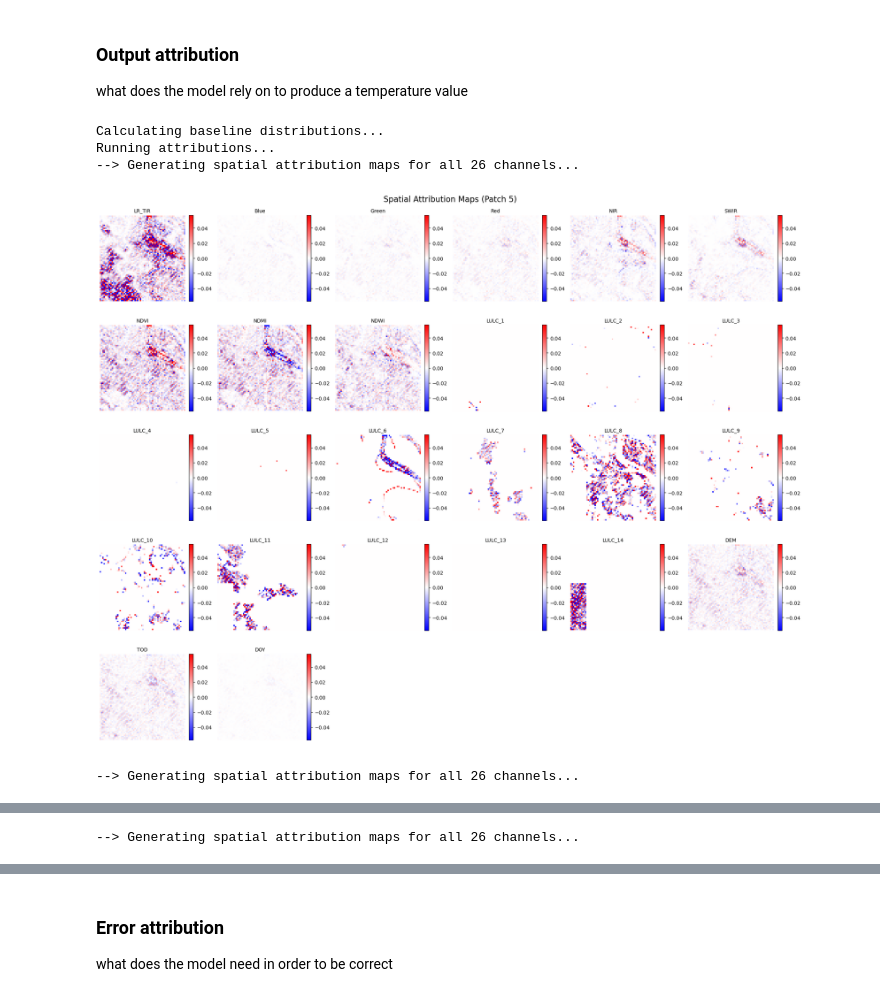
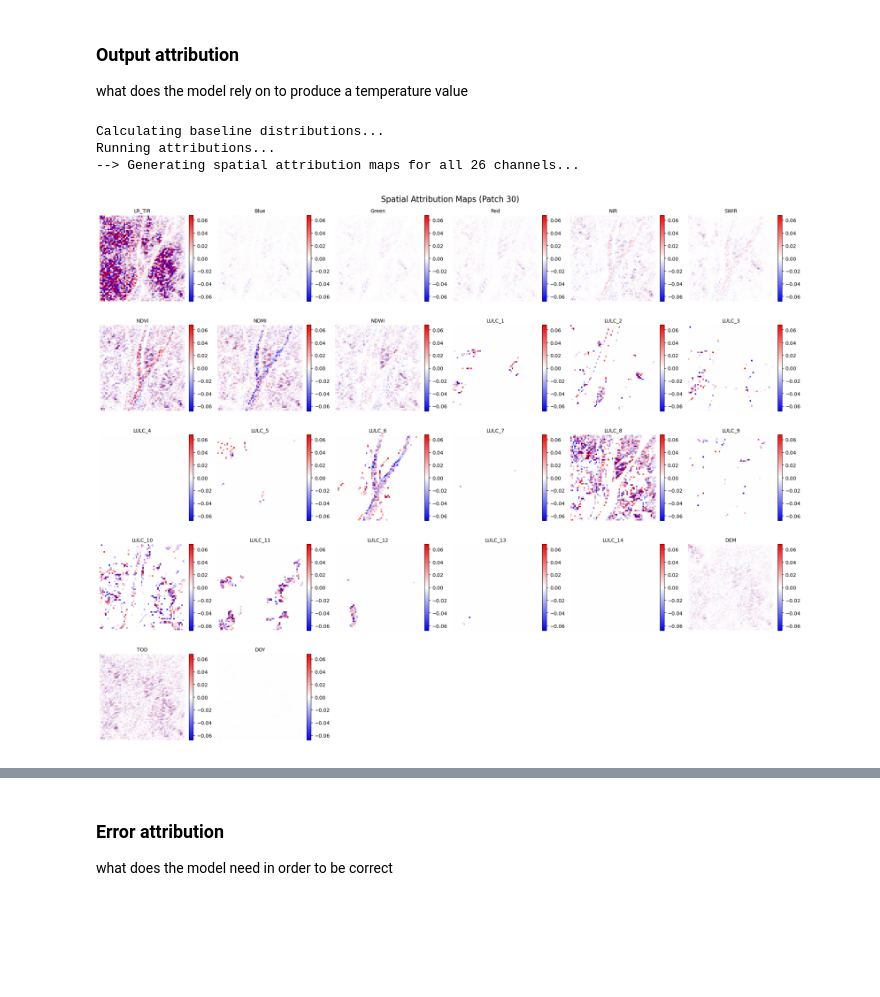
Before and after one commit to Ethel-Ogallo/Superresolution-TIR, a Jupyter notebook: notebooks/03_featureimportance.ipynb, the cells around one changed output, grey strips where cells are left out. Cells and saved outputs as stored; diff of their text form; code cells hidden in the pictures; blank space fills up the shorter version.

```diff
--- a/notebooks/03_featureimportance.ipynb
+++ b/notebooks/03_featureimportance.ipynb
@@ -15,8 +15,7 @@ from scripts.models.realesrgan import RealESRGANModule
 device = torch.device("cuda" if torch.cuda.is_available() else "cpu")
 
 # ── Load model ──────────────────────────────────────────────
-# MODEL_PATH = str(BASE / "checkpoints/gan_v5/exp_1782358324_epoch=44_val_water_mae=0.9543.ckpt") # 3 time channels
-MODEL_PATH = str(BASE / "checkpoints/gan_v6/final_exp3_epoch=35_val_water_mae=0.9100.ckpt") # 2 time channels
+MODEL_PATH = str(BASE / "checkpoints/gan_final/exp2_fixed_lr_schedule_epoch=56_val_water_mae=0.8773.ckpt") # spade
 
 model = RealESRGANModule.load_from_checkpoint(MODEL_PATH, strict=True).to(device).eval()
 for p in model.parameters():
@@ -500,8 +499,7 @@ PATCHES_DIR = Path("/share/home/e2406751/Superresolution-TIR/data/processed/patc
 # Get all HR patches in a consistent order
 hr_files = sorted((PATCHES_DIR / "test" / "HR").glob("*.npy"))
 
-
-idx = 52
+idx = 30
 
 hr_path = hr_files[idx]
 
@@ -521,7 +519,7 @@ plt.figure(figsize=(6, 6))
 plt.imshow(hr_np, cmap="inferno", vmin=vmin, vmax=vmax)
 plt.title(f"HR Patch #{idx}\n{hr_path.name}")
 plt.axis("off")
-plt.colorbar(label="Temperature (°C)")
+# plt.colorbar(label="Temperature (°C)")
 plt.tight_layout()
 plt.show()
 # %% [output]
@@ -623,37 +621,72 @@ for batch_idx, batch in enumerate(test_loader):
             "TOD", "DOY"
         ]
 
+    # # ── Extract and display spatial heatmaps for EVERY band ──
+    # if batch_idx == 30:
+    #     print(f"--> Generating spatial attribution maps for all 26 channels (Patch {batch_idx})...")
+
+    #     # 5x6 grid provides 30 slots to comfortably accommodate all 26 channels
+    #     fig, axes = plt.subplots(5, 6, figsize=(20, 16), dpi=300)
+    #     axes = axes.flatten()  # Flatten 2D grid to 1D for straightforward iteration
+
+    #     for ch_idx, ch_name in enumerate(channel_names):
+    #         spatial_attr = attr[0, ch_idx].detach().cpu().numpy()
+
+    #         # Calculate dynamic symmetric bounds centered around 0
+    #         vmax = max(np.max(np.abs(spatial_attr)), 1e-5)
+
+    #         ax = axes[ch_idx]
+    #         im = ax.imshow(spatial_attr, cmap="bwr", vmin=-vmax, vmax=vmax)
+
+    #         ax.set_title(ch_name, fontsize=10, fontweight="bold")
+    #         ax.axis("off")  # Hide axis ticks for a clean matrix look
+
+    #         # Individual colorbar matching the height of each subplot
+    #         fig.colorbar(im, ax=ax, fraction=0.046, pad=0.04)
+
+    #     # Turn off the 4 remaining unused subplots (slots 26 through 29)
+    #     for unused_ax in axes[len(channel_names):]:
+    #         unused_ax.axis("off")
+
+    #     plt.suptitle(f"Spatial Attribution Maps — Patch {batch_idx}", fontsize=16, fontweight="bold", y=0.98)
+    #     plt.tight_layout()
+
+    #     # Save high-res figure and display
+    #     plt.savefig(f"spatial_attribution.png", dpi=600, bbox_inches="tight")
+    #     plt.show()
+    #     # plt.close()
+
     # ── NEW: Extract and display spatial heatmaps for EVERY band ──
-    if batch_idx in [5, 11, 52]:  # Target the first patch as your visual case study
+    if batch_idx  == 30:  # Target the first patch as your visual case study
         print(f"--> Generating spatial attribution maps for all 26 channels...")
 
         # We will plot them in a grid (e.g., 5 rows by 6 columns to fit all 26 cleanly)
         fig, axes = plt.subplots(5, 6, figsize=(20, 16))
         axes = axes.flatten() # Flatten the 2D grid of axes into a 1D array for easy looping
 
         all_attr = attr[0].detach().cpu().numpy()          # [26, 64, 64]
         # global_vmax = np.max(np.abs(all_attr))
         # global_vmax = max(global_vmax, 1e-5)
         vmax = np.percentile(np.abs(all_attr), 99)
 
         for ch_idx in range(len(channel_names)):
             spatial_attr = all_attr[ch_idx]
             ax = axes[ch_idx]
             im = ax.imshow(spatial_attr, cmap="bwr", vmin=-vmax, vmax=vmax)
             ax.set_title(channel_names[ch_idx], fontsize=10)
             ax.axis('off')
             fig.colorbar(im, ax=ax, fraction=0.046, pad=0.04)
 
         # Turn off any unused empty subplots at the end of the grid (since 5x6 = 30 slots, but we have 26 channels)
         for unused_idx in range(len(channel_names), len(axes)):
             axes[unused_idx].axis('off')
 
         plt.suptitle(f"Spatial Attribution Maps (Patch {batch_idx})", fontsize=16, y=0.98)
         plt.tight_layout()
+        plt.savefig(f"spatial_attribution.png", dpi=600, bbox_inches="tight")
         plt.show()
 # %% [output]
 Calculating baseline distributions...
 Running attributions...
 --> Generating spatial attribution maps for all 26 channels...
-[figure, old version]
+[figure, new version]
---> Generating spatial attribution maps for all 26 channels...
@@ -661 +692,0 @@ Running attributions...
---> Generating spatial attribution maps for all 26 channels...
```
Also changed, not shown: parts of 4 cells of this notebook, 5 other files.
